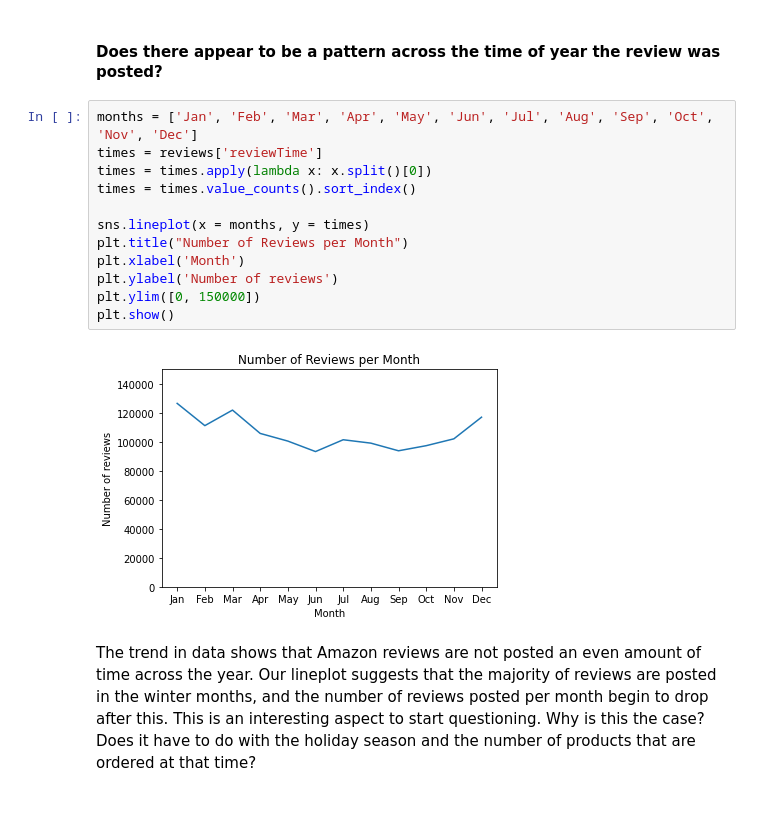
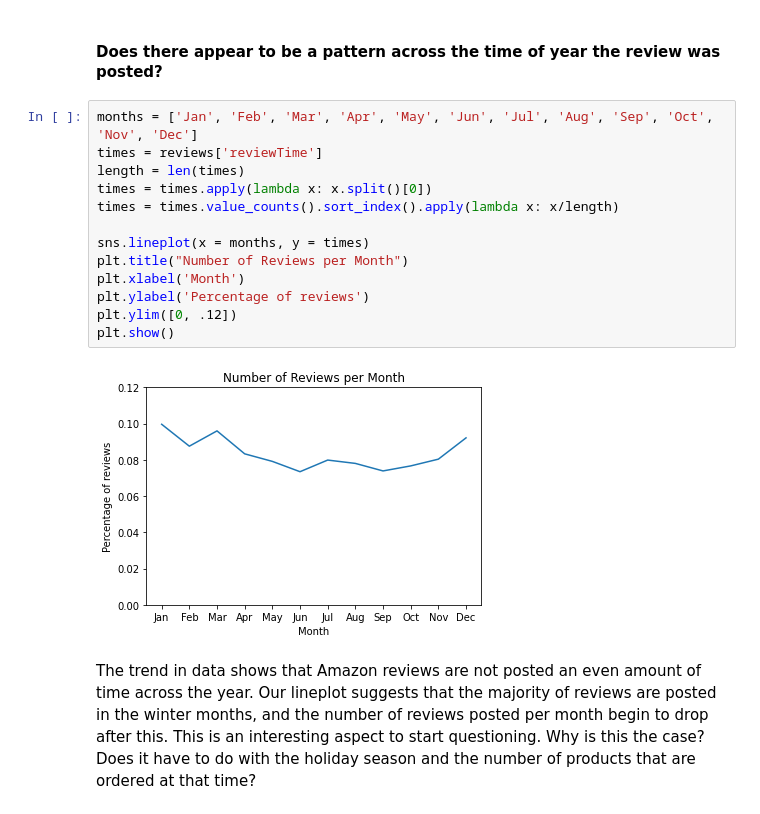
Before and after one commit to copl68/Cisc367Final, a Jupyter notebook: final-amazon-reviews.ipynb, the cells around one changed output. Saved outputs shown, nothing was run; the diff lists cells and outputs as text.

```diff
--- a/final-amazon-reviews.ipynb
+++ b/final-amazon-reviews.ipynb
@@ -467,17 +495,18 @@ By looking at the far right row within the "verified" section of the table, we c
 # %%
 months = ['Jan', 'Feb', 'Mar', 'Apr', 'May', 'Jun', 'Jul', 'Aug', 'Sep', 'Oct', 'Nov', 'Dec']
 times = reviews['reviewTime']
+length = len(times)
 times = times.apply(lambda x: x.split()[0])
-times = times.value_counts().sort_index()
+times = times.value_counts().sort_index().apply(lambda x: x/length)
 
 sns.lineplot(x = months, y = times)
 plt.title("Number of Reviews per Month")
 plt.xlabel('Month')
-plt.ylabel('Number of reviews')
-plt.ylim([0, 150000])
+plt.ylabel('Percentage of reviews')
+plt.ylim([0, .12])
 plt.show()
 # %% [output]
-[figure, old version]
+[figure, new version]
 # %% [markdown]
 The trend in data shows that Amazon reviews are not posted an even amount of time across the year. Our lineplot suggests that the majority of reviews are posted in the winter months, and the number of reviews posted per month begin to drop after this. This is an interesting aspect to start questioning. Why is this the case? Does it have to do with the holiday season and the number of products that are ordered at that time?
 # %% [markdown]
```
Also changed, not shown: parts of 11 cells of this notebook.
